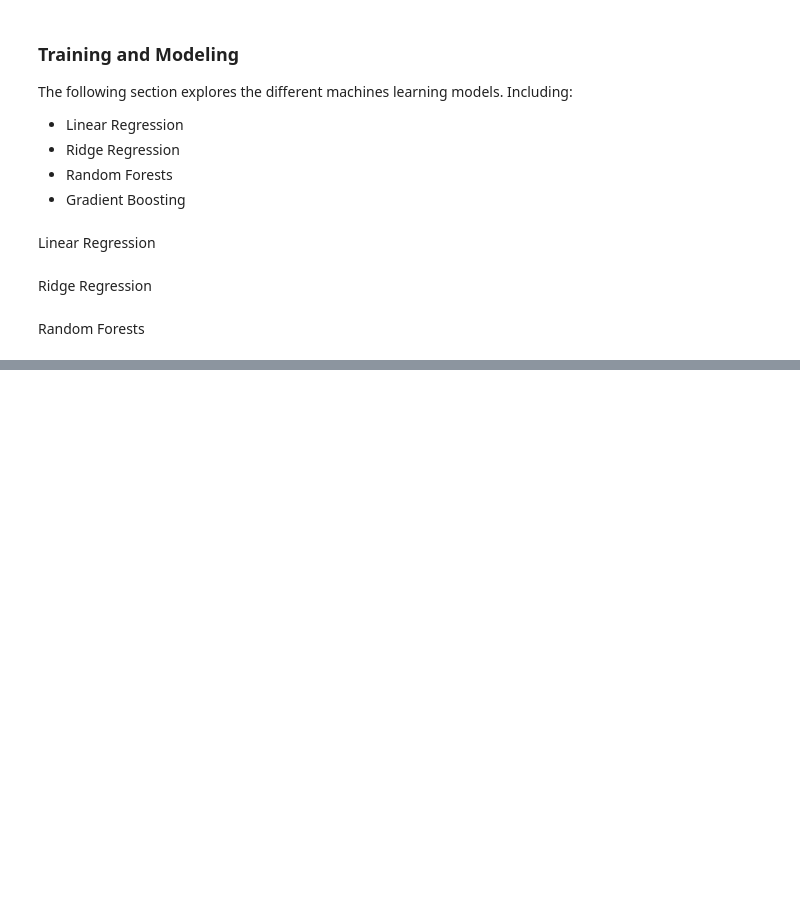
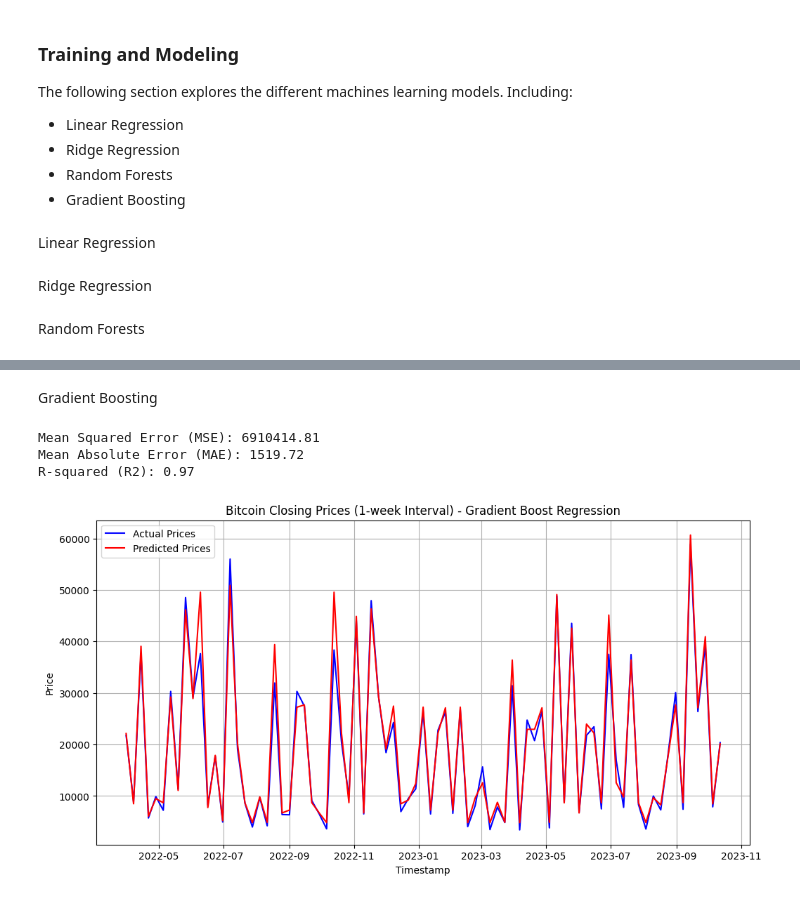
Before and after one commit to deeckn/bitcoin-predictions, a Jupyter notebook: main.ipynb, the cells around one changed output, grey strips where cells are left out. Drawn from its saved outputs; the diff is of its cells as text; code cells hidden in the pictures; blank space fills up the shorter version.

```diff
--- a/main.ipynb
+++ b/main.ipynb
@@ -221,0 +222,2 @@ array([24246.89411179, 24166.4934479 , 24166.4934479 ])
+# %% [markdown]
+Gradient Boosting
@@ -222,3 +261,26 @@ array([24246.89411179, 24166.4934479 , 24166.4934479 ])
+# %%
+hyperparameters = {
+    "n_estimators": 128,
+    "max_depth": 2,
+    "learning_rate": 0.1,
+}
+
+gradient_boost_1w = GradientBoostingRegressor(
+    n_estimators=hyperparameters.get('n_estimators'),
+    max_depth=hyperparameters.get('max_depth'),
+    random_state=RANDOM_STATE,
+)
+
+trained_gradient_boost_1w = plot_price_predictions(
+    "Bitcoin Closing Prices (1-week Interval) - Gradient Boost Regression",
+    interval_df_1w,
+    gradient_boost_1w,
+)
+# %% [output]
+Mean Squared Error (MSE): 6910414.81
+Mean Absolute Error (MAE): 1519.72
+R-squared (R2): 0.97
+[figure, added]
 # %% [markdown]
 ### Fine-Tuning
 
```
Also changed, not shown: parts of 12 cells of this notebook, 1 other file.
